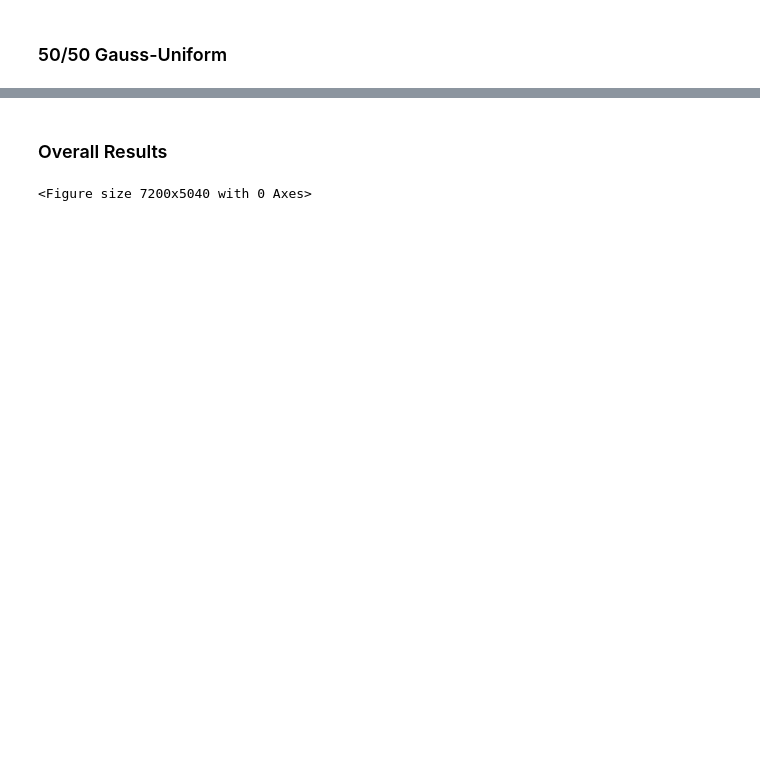
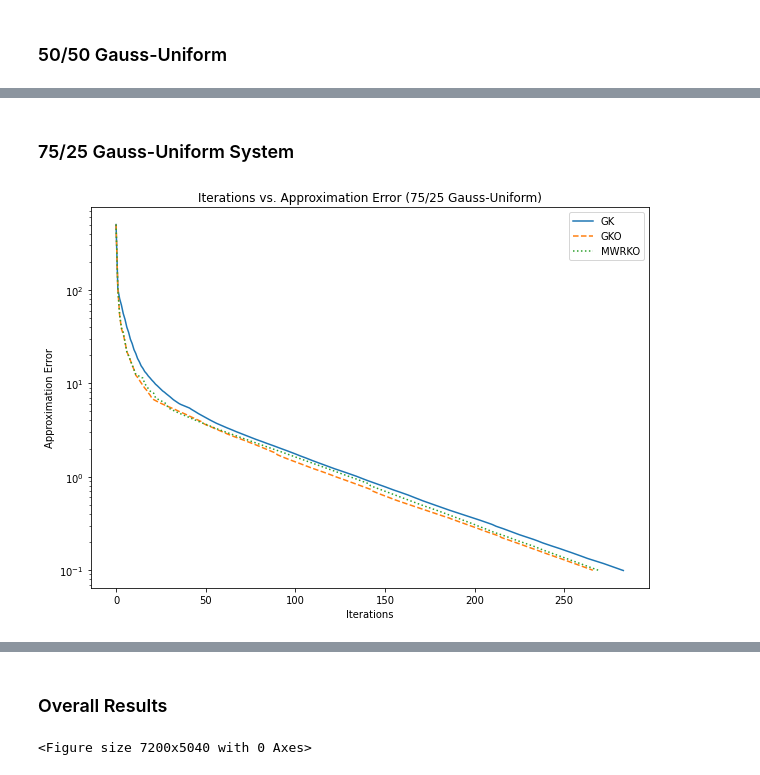
Before and after one commit to emicervantes/gko-23, a Jupyter notebook: scripts/synthetic-exp/synthetic-exp1.ipynb, the cells around one changed output, grey strips where cells are left out. Drawn from its saved outputs; the diff is of its cells as text; code cells hidden in the pictures; blank space fills up the shorter version.

```diff
--- a/scripts/synthetic-exp/synthetic-exp1.ipynb
+++ b/scripts/synthetic-exp/synthetic-exp1.ipynb
@@ -193,0 +194,23 @@ plt.savefig('../../outputs/synthetic-exp/5000x500/cpu/5000-comb-cpu.png')
+# %% [markdown]
+### 75/25 Gauss-Uniform System
+# %%
+#combination
+A1 = np.random.rand(1250,500)
+A2 = np.random.randn(3750,500)
+A = np.concatenate((A1, A2))
+A = normalize(A, axis=1, norm='l2')
+x = np.ones(500)
+y = A @ x
+# %%
+# gk
+gk_start_cyclic_comb2 = process_time()
+gk_comb2 = gk(A,x,y, 0.1)
+gk_stop_cyclic_comb2 = process_time()
+# gko
+gko_start_cyclic_comb2 = process_time()
+gko_comb2 = gko(A,x,y, 0.1)
+gko_stop_cyclic_comb2 = process_time()
+# mwrko
+mwrko_start_cyclic_comb2 = process_time()
+mwrko_comb2 = mwrko(A,x,y, 0.1)
+mwrko_stop_cyclic_comb2 = process_time()
@@ -193,0 +222,14 @@ plt.savefig('../../outputs/synthetic-exp/5000x500/cpu/5000-comb-cpu.png')
+# %%
+plt.figure(figsize=(10,7))
+
+plt.semilogy(np.arange(gk_comb2[0]), gk_comb2[1], linestyle = 'solid', label = 'GK')
+plt.semilogy(np.arange(gko_comb2[0]), gko_comb2[1], linestyle = 'dashed', label = 'GKO')
+plt.semilogy(np.arange(mwrko_comb2[0]), mwrko_comb2[1], linestyle = 'dotted', label = 'MWRKO')
+
+plt.xlabel('Iterations')
+plt.ylabel('Approximation Error')
+plt.title('Iterations vs. Approximation Error (75/25 Gauss-Uniform)')
+plt.legend()
+plt.savefig('../../outputs/synthetic-exp/5000x500/iter/5000-comb2-iter.png')
+# %% [output]
+[figure, added]
```
Also changed, not shown: parts of 19 cells of this notebook, 19 other files.
